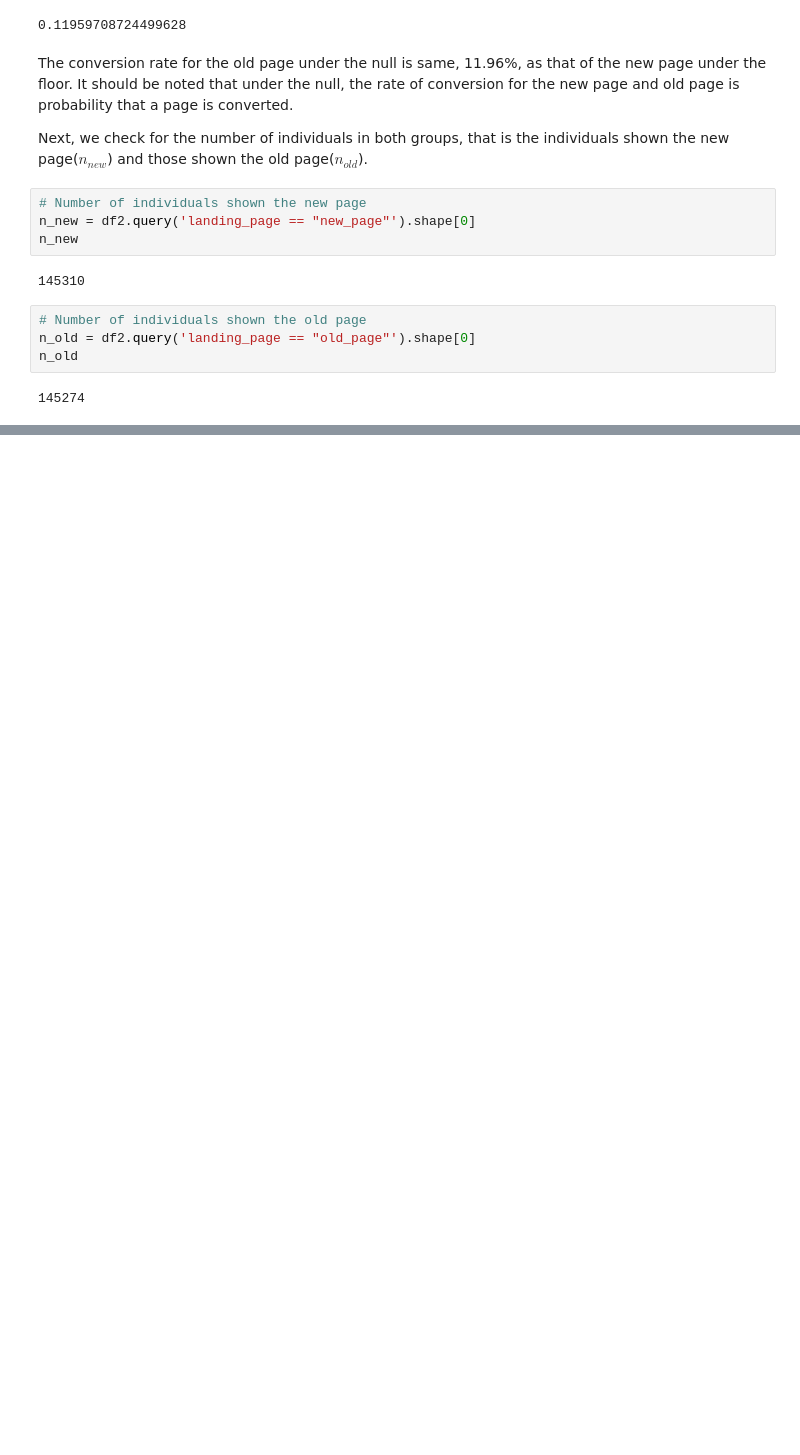
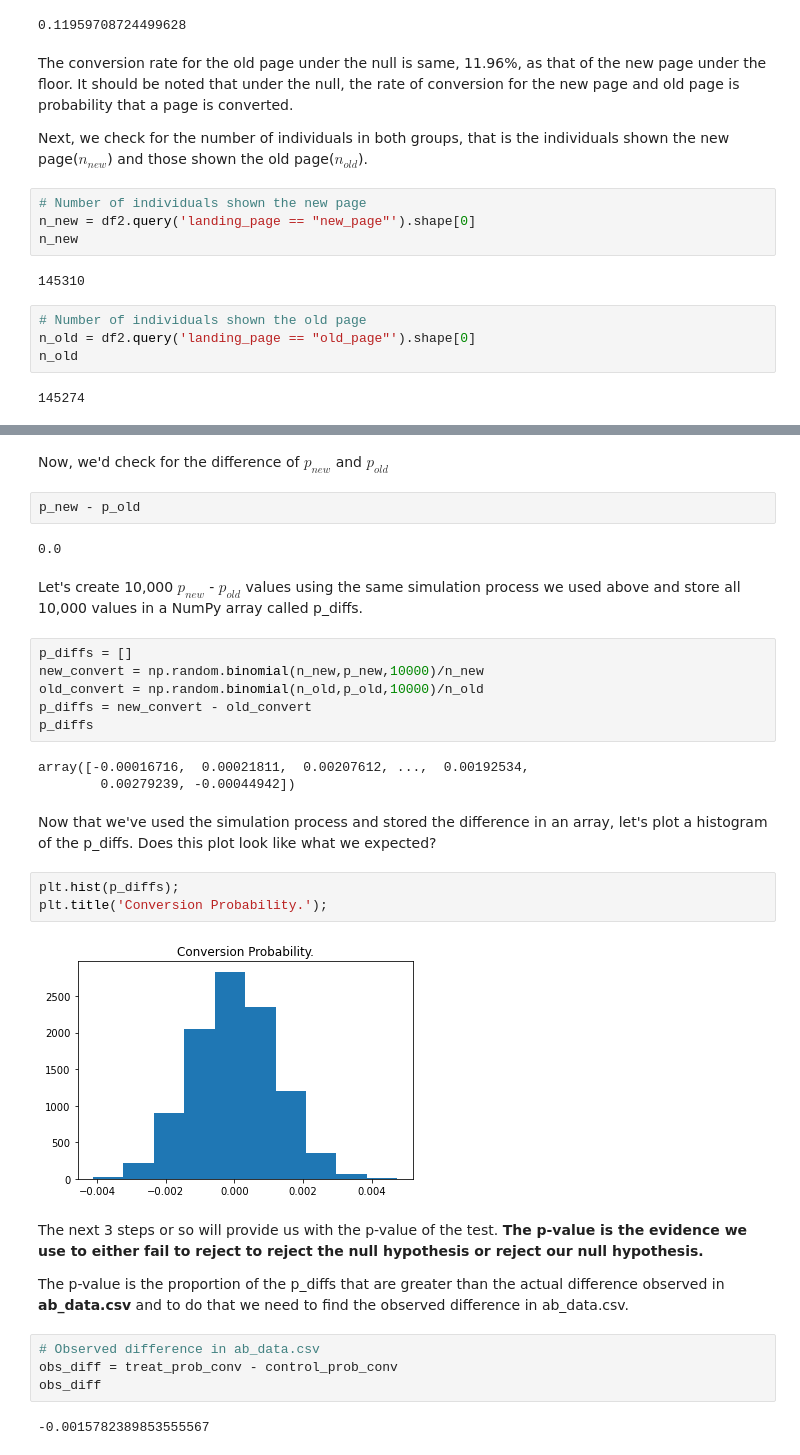
Before and after one commit to ibrahimOlayiwola/AB-test-analysis, a Jupyter notebook: AB Test Analysis.ipynb, the cells around one changed output, grey strips where cells are left out. Saved outputs shown, nothing was run; the diff lists cells and outputs as text; blank space fills up the shorter version.

```diff
--- a/AB Test Analysis.ipynb
+++ b/AB Test Analysis.ipynb
@@ -285,0 +294,34 @@ The difference between the numbers is 36 which we are going to neglect.
+# %% [markdown]
+Now, we'd check for the difference of $p_{new}$ and $p_{old}$
+# %%
+p_new - p_old
+# %% [output]
+0.0
+# %% [markdown]
+Let's create 10,000  $p_{new}$  -  $p_{old}$  values using the same simulation process we used above and store all 10,000 values in a NumPy array called p_diffs.
+# %%
+p_diffs = []
+new_convert = np.random.binomial(n_new,p_new,10000)/n_new
+old_convert = np.random.binomial(n_old,p_old,10000)/n_old
+p_diffs = new_convert - old_convert
+p_diffs
+# %% [output]
+array([-0.00016716,  0.00021811,  0.00207612, ...,  0.00192534,
+        0.00279239, -0.00044942])
+# %% [markdown]
+Now that we've used the simulation process and stored the difference in an array, let's plot a histogram of the p_diffs. Does this plot look like what we expected?
+# %%
+plt.hist(p_diffs);
+plt.title('Conversion Probability.');
+# %% [output]
+[figure, added]
+# %% [markdown]
+The next 3 steps or so will provide us with the p-value of the test. **The p-value is the evidence we use to either fail to reject to reject the null hypothesis or reject our null hypothesis.**
+
+The p-value is the proportion of the p_diffs that are greater than the actual difference observed in **ab_data.csv** and to do that we need to find the observed difference in ab_data.csv.
+# %%
+# Observed difference in ab_data.csv
+obs_diff = treat_prob_conv - control_prob_conv
+obs_diff
+# %% [output]
+-0.0015782389853555567
```
Also changed, not shown: parts of 13 cells of this notebook.
